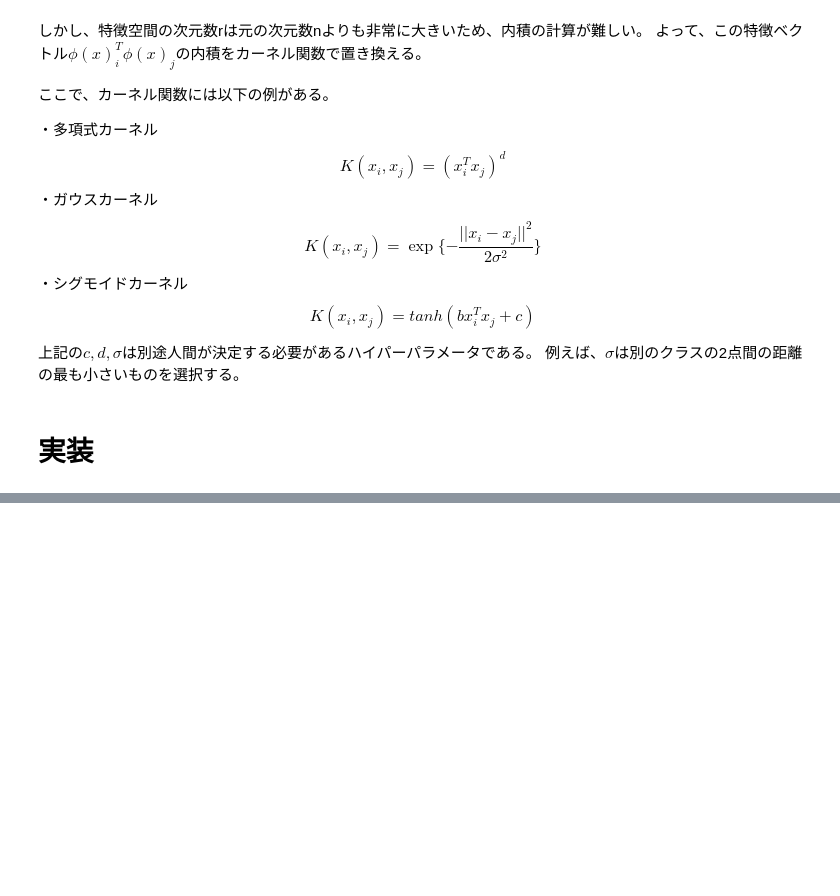
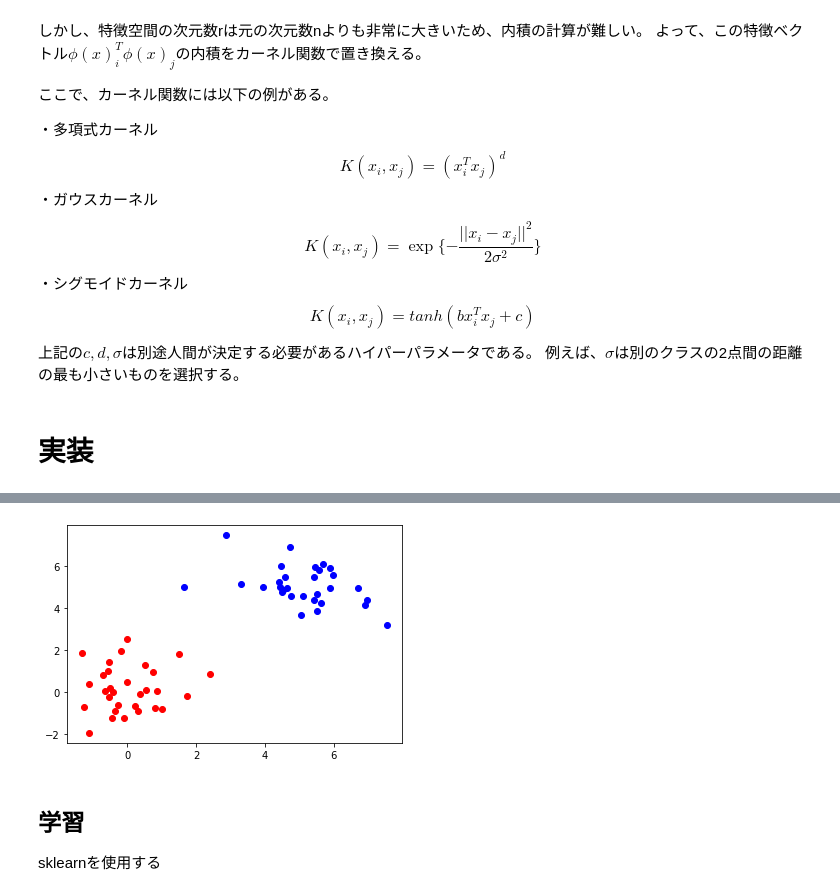
Before and after one commit to gitboku/statistics-practice, a Jupyter notebook: サポートベクトルマシン.ipynb, the cells around one changed output, grey strips where cells are left out. Cells and saved outputs as stored; diff of their text form; code cells hidden in the pictures; blank space fills up the shorter version.

```diff
--- a/サポートベクトルマシン.ipynb
+++ b/サポートベクトルマシン.ipynb
@@ -210,0 +214,27 @@ sample_dataの`anscombe.json`を使用する。
+# %%
+import numpy as np
+import pandas as pd
+import matplotlib.pyplot as plt
+import random
+
+classA_x = np.random.normal(loc=0.0, scale=1.0, size=(30, 1))
+classA_y = np.random.normal(loc=0.0, scale=1.0, size=(30, 1))
+classB_x = np.random.normal(loc=5.0, scale=1.0, size=(30, 1))
+classB_y = np.random.normal(loc=5.0, scale=1.0, size=(30, 1))
+
+classA_label = [1 for x in range(30)]
+classB_label = [0 for x in range(30)]
+
+A = np.concatenate((classA_x, classA_y), axis=1)
+B = np.concatenate((classB_x, classB_y), axis=1)
+X = np.concatenate((A, B), axis=0)
+y = np.concatenate((classA_label, classB_label), axis=0)
+
+plt.scatter(x=classA_x, y=classA_y, c='red')
+plt.scatter(x=classB_x, y=classB_y, c='blue')
+plt.show()
+# %% [output]
+[figure, added]
+# %% [markdown]
+## 学習
+sklearnを使用する
```
Also changed, not shown: parts of 8 cells of this notebook.
